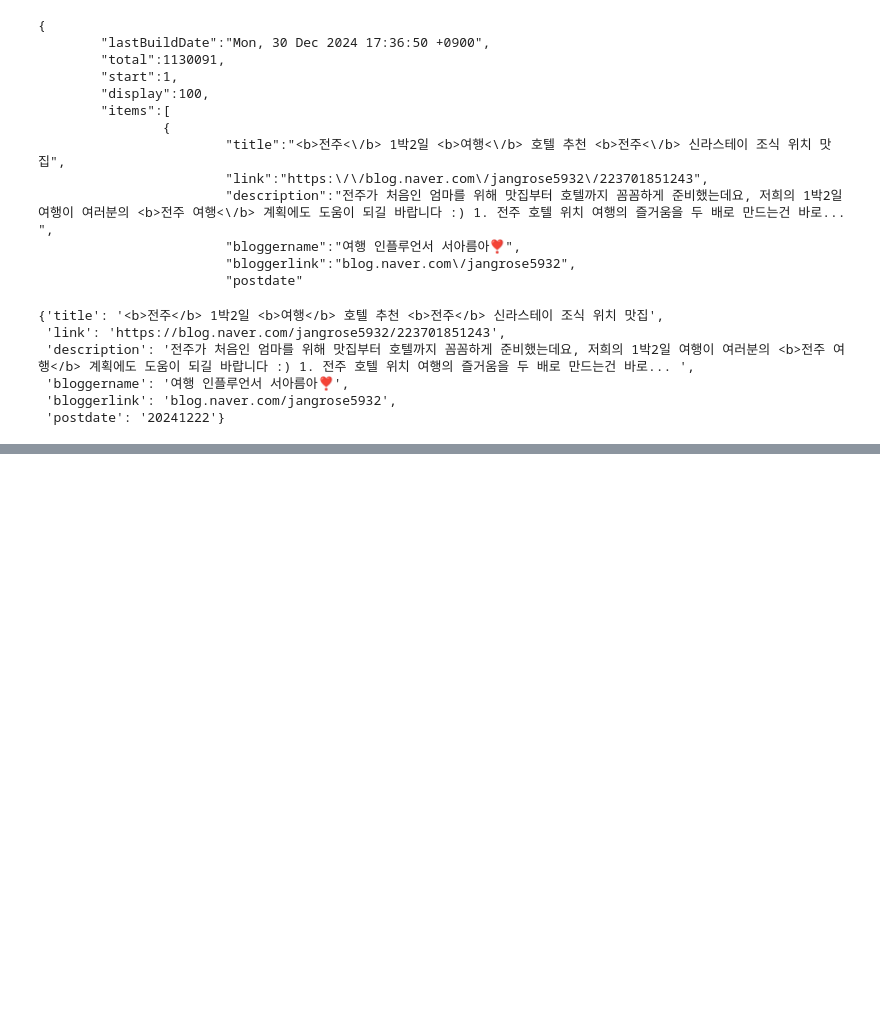
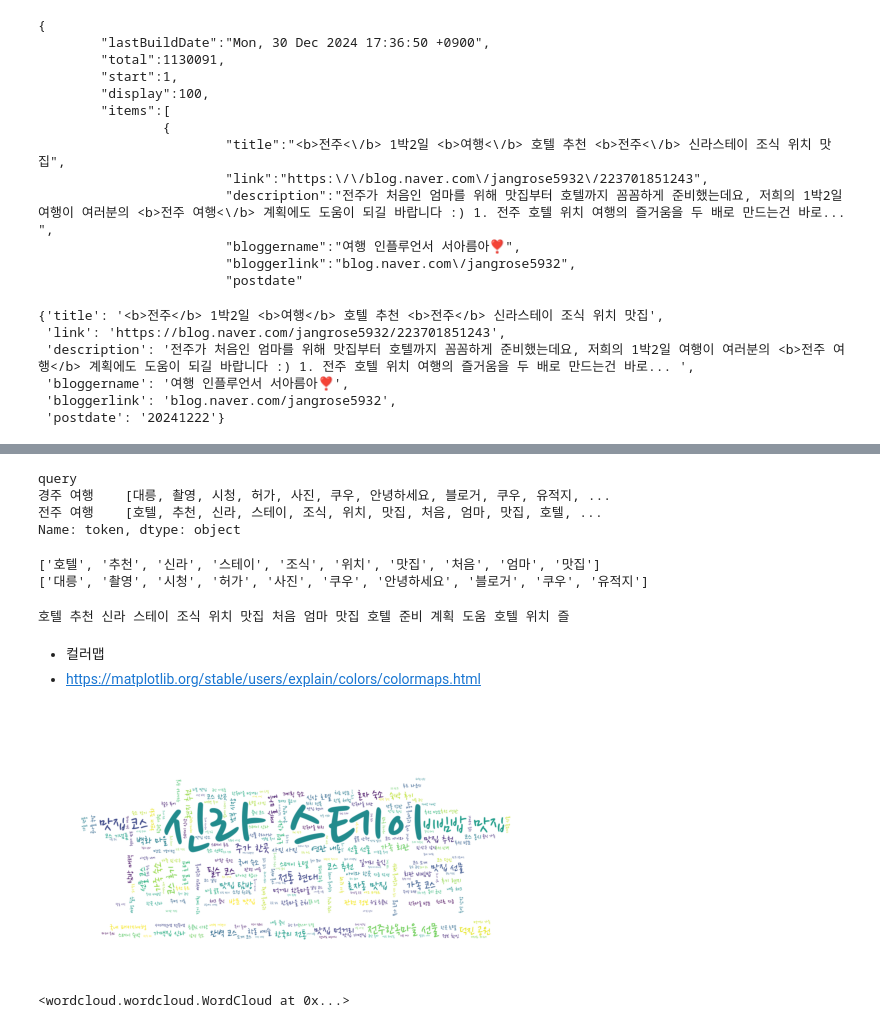
Before and after one commit to yeonhwa88/aidiary, a Jupyter notebook: source/10_자연어처리/ch02_한글형태소분석_Quiz.ipynb, the cells around one changed output, grey strips where cells are left out. Cells and saved outputs as stored; diff of their text form; code cells hidden in the pictures; blank space fills up the shorter version.

```diff
--- a/source/10_자연어처리/ch02_한글형태소분석_Quiz.ipynb
+++ b/source/10_자연어처리/ch02_한글형태소분석_Quiz.ipynb
@@ -134,0 +435,22 @@ with open(file_name, 'w', encoding='utf-8') as file:
+# %%
+df_grp = df_flt.groupby('query')['token'].apply(list)
+df_grp
+# %% [output]
+query
+경주 여행    [대릉, 촬영, 시청, 허가, 사진, 쿠우, 안녕하세요, 블로거, 쿠우, 유적지, ...
+전주 여행    [호텔, 추천, 신라, 스테이, 조식, 위치, 맛집, 처음, 엄마, 맛집, 호텔, ...
+Name: token, dtype: object
+# %%
+jj_noun_list = df_grp['전주 여행']
+gj_noun_list = df_grp['경주 여행']
+print(jj_noun_list[:10])
+print(gj_noun_list[:10])
+# %% [output]
+['호텔', '추천', '신라', '스테이', '조식', '위치', '맛집', '처음', '엄마', '맛집']
+['대릉', '촬영', '시청', '허가', '사진', '쿠우', '안녕하세요', '블로거', '쿠우', '유적지']
+# %%
+gyeongju = ' '.join(gj_noun_list)
+jeonju = ' '.join(jj_noun_list)
+print(jeonju[:50])
+# %% [output]
+호텔 추천 신라 스테이 조식 위치 맛집 처음 엄마 맛집 호텔 준비 계획 도움 호텔 위치 즐
@@ -134,0 +460,31 @@ with open(file_name, 'w', encoding='utf-8') as file:
+# %% [markdown]
+- 컬러맵
+- https://matplotlib.org/stable/users/explain/colors/colormaps.html
+# %%
+font_path = 'data/NanumPenScript-Regular.ttf'
+color_map = 'viridis'
+# %%
+from PIL import Image
+mask = np.array(Image.open('data/korea-house-black-fill.png'))
+불용어 = set(['경주여행', '전주여행']) # 불용어 처리
+wordcloud = WordCloud(
+    font_path = font_path,
+    background_color= 'white',
+    colormap = color_map,
+    max_words = 300, # 300개 단어
+    max_font_size = 200, # 제일 큰 단어의 글씨 사이즈
+    scale = 2, # 스케일값에 따라 이미지 크기의 비율 (값이 클수록 이미지 저장시 선명도가 높아짐)
+    stopwords=불용어,
+    mask=mask,
+    random_state=4 # 랜덤 시드값을 맞추면 같은 모양의 워드 클라우드 생성
+).generate(jeonju)
+plt.imshow(wordcloud)
+plt.axis('off')
+plt.show()
+# %% [output]
+[figure, added]
+# %%
+# 생성된 wordcloud 이미지 저장
+wordcloud.to_file('data/jeonju_could.jpg')
+# %% [output]
+<wordcloud.wordcloud.WordCloud at 0x...>
```
Also changed, not shown: parts of 36 cells of this notebook, 7 other files.
